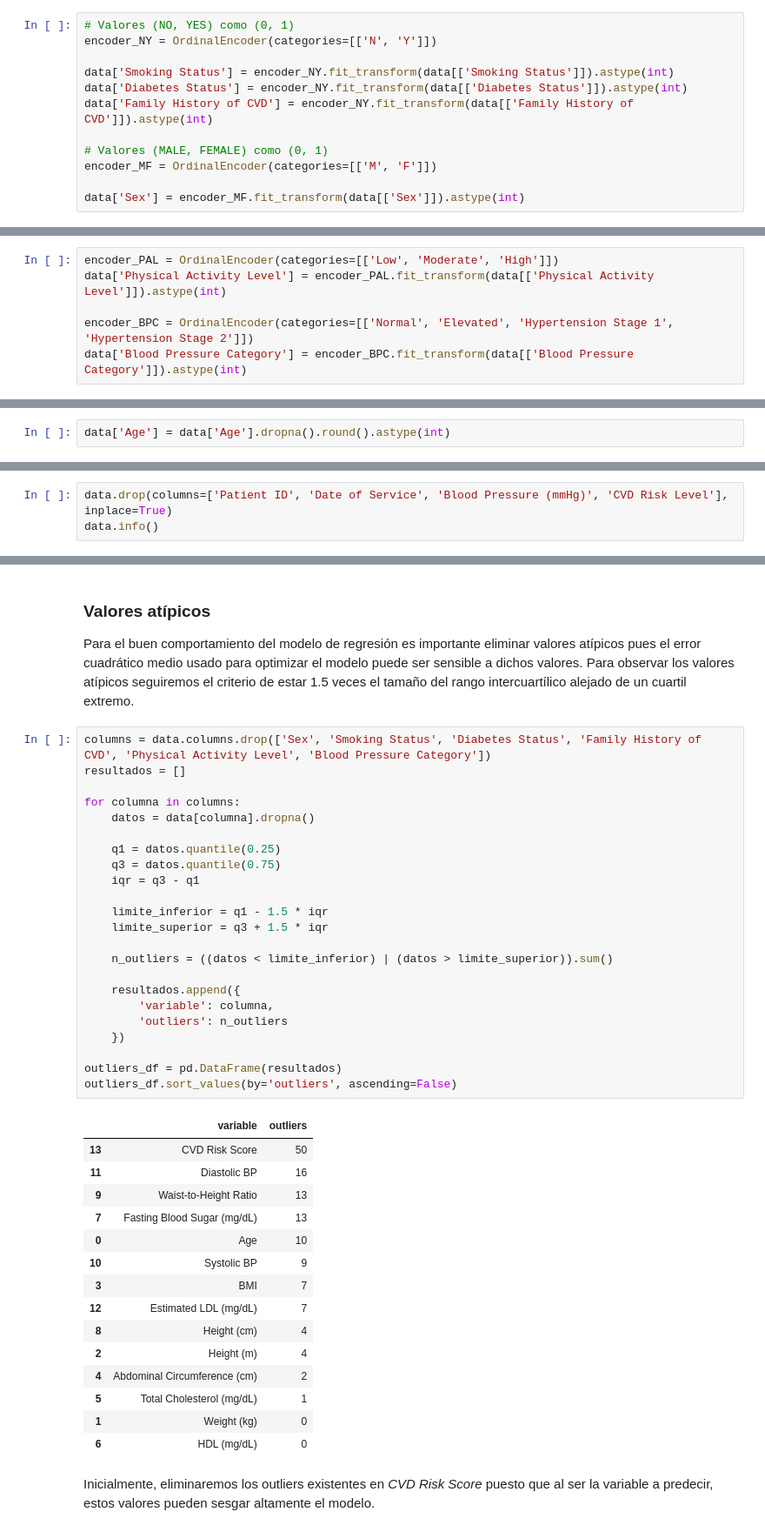
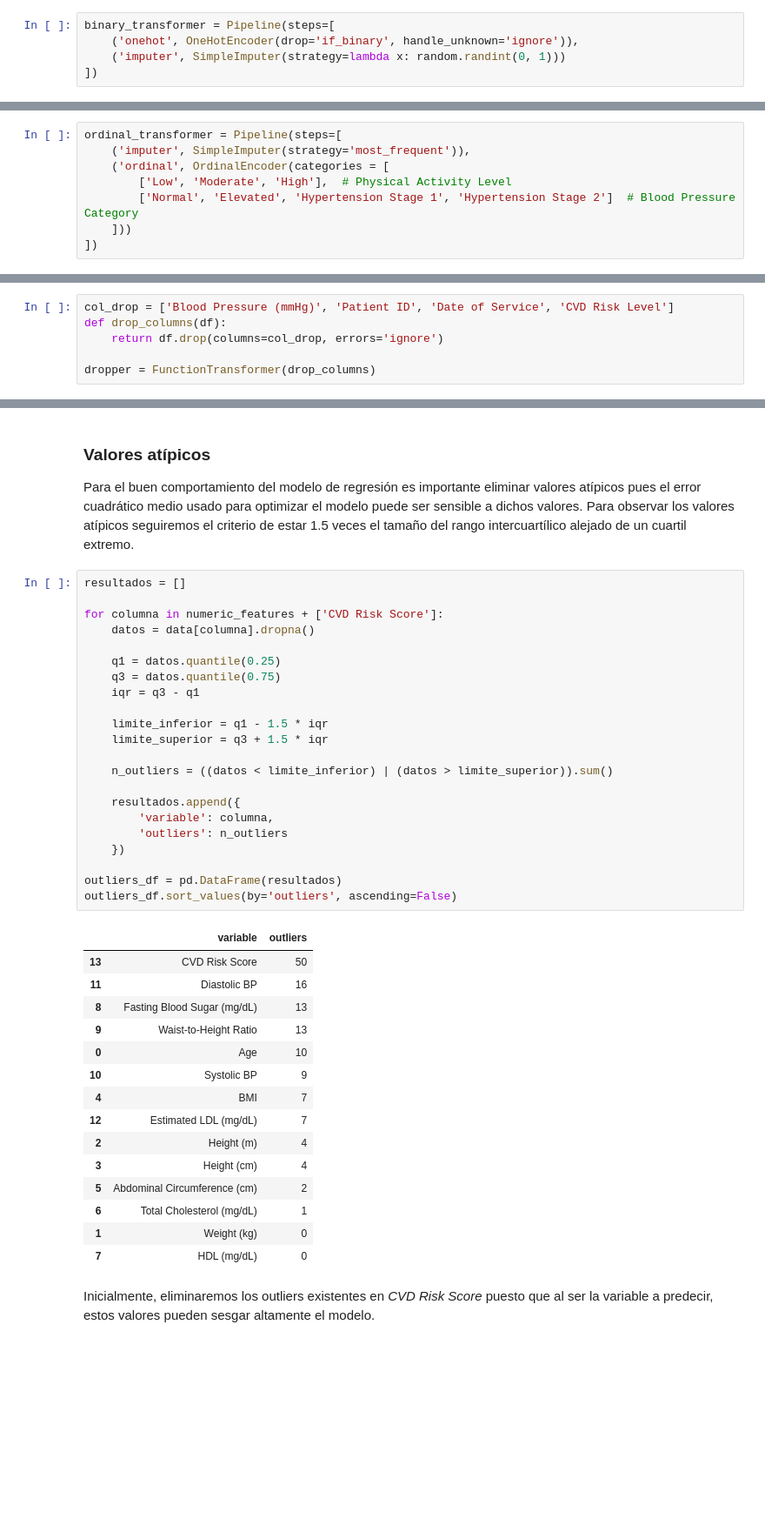
Before and after one commit to serferre2004/Laboratorios_MachineLearning, a Jupyter notebook: Laboratorio1/Laboratorio 1.ipynb, the cells around one changed output, grey strips where cells are left out. Shown at 87% size. Cells and saved outputs as stored; diff of their text form; blank space fills up the shorter version.

```diff
--- a/Laboratorio1/Laboratorio 1.ipynb
+++ b/Laboratorio1/Laboratorio 1.ipynb
@@ -144,15 +152,8 @@ En este punto transformaremos las variables *Sex*, *Smoking Status*, *Diabetes S
 # %%
-# Valores (NO, YES) como (0, 1)
-encoder_NY = OrdinalEncoder(categories=[['N', 'Y']])
-
-data['Smoking Status'] = encoder_NY.fit_transform(data[['Smoking Status']]).astype(int)
-data['Diabetes Status'] = encoder_NY.fit_transform(data[['Diabetes Status']]).astype(int)
-data['Family History of CVD'] = encoder_NY.fit_transform(data[['Family History of CVD']]).astype(int)
-
-# Valores (MALE, FEMALE) como (0, 1)
-encoder_MF = OrdinalEncoder(categories=[['M', 'F']])
-
-data['Sex'] = encoder_MF.fit_transform(data[['Sex']]).astype(int)
+binary_transformer = Pipeline(steps=[
+    ('onehot', OneHotEncoder(drop='if_binary', handle_unknown='ignore')),
+    ('imputer', SimpleImputer(strategy=lambda x: random.randint(0, 1)))
+])
 # %% [markdown]
 Continuamos transformando las variables ordinales:
 * *Physical Activity Level*
@@ -161,8 +162,10 @@ Continuamos transformando las variables ordinales:
 
 Usaremos una codificación ordinal.
 # %%
-encoder_PAL = OrdinalEncoder(categories=[['Low', 'Moderate', 'High']])
-data['Physical Activity Level'] = encoder_PAL.fit_transform(data[['Physical Activity Level']]).astype(int)
-
-encoder_BPC = OrdinalEncoder(categories=[['Normal', 'Elevated', 'Hypertension Stage 1', 'Hypertension Stage 2']])
-data['Blood Pressure Category'] = encoder_BPC.fit_transform(data[['Blood Pressure Category']]).astype(int)
+ordinal_transformer = Pipeline(steps=[
+    ('imputer', SimpleImputer(strategy='most_frequent')),
+    ('ordinal', OrdinalEncoder(categories = [
+        ['Low', 'Moderate', 'High'],  # Physical Activity Level
+        ['Normal', 'Elevated', 'Hypertension Stage 1', 'Hypertension Stage 2']  # Blood Pressure Category
+    ]))
+])
@@ -171,5 +172,3 @@ Por último vamos a redondear la edad y el HDL al número entero más cercano pa
-# %%
-data['Age'] = data['Age'].dropna().round().astype(int)
 # %% [markdown]
 ### Eliminación de variables redundantes
 # %% [markdown]
@@ -179,3 +178,6 @@ Adicionalmente, existen otras columnas que pueden ser eliminadas ya que no tiene
 # %%
-data.drop(columns=['Patient ID', 'Date of Service', 'Blood Pressure (mmHg)', 'CVD Risk Level'], inplace=True)
-data.info()
+col_drop = ['Blood Pressure (mmHg)', 'Patient ID', 'Date of Service', 'CVD Risk Level']
+def drop_columns(df):
+    return df.drop(columns=col_drop, errors='ignore')
+
+dropper = FunctionTransformer(drop_columns)
@@ -205,44 +189,43 @@ Cómo podemos observar, tenemos todas nuestras variables como datos numéricos,
 
 Para el buen comportamiento del modelo de regresión es importante eliminar valores atípicos pues el error cuadrático medio usado para optimizar el modelo puede ser sensible a dichos valores. Para observar los valores atípicos seguiremos el criterio de estar 1.5 veces el tamaño del rango intercuartílico alejado de un cuartil extremo.
 # %%
-columns = data.columns.drop(['Sex', 'Smoking Status', 'Diabetes Status', 'Family History of CVD', 'Physical Activity Level', 'Blood Pressure Category'])
 resultados = []
 
-for columna in columns:
+for columna in numeric_features + ['CVD Risk Score']:
     datos = data[columna].dropna()
 
     q1 = datos.quantile(0.25)
     q3 = datos.quantile(0.75)
     iqr = q3 - q1
 
     limite_inferior = q1 - 1.5 * iqr
     limite_superior = q3 + 1.5 * iqr
 
     n_outliers = ((datos < limite_inferior) | (datos > limite_superior)).sum()
 
     resultados.append({
         'variable': columna,
         'outliers': n_outliers
     })
 
 outliers_df = pd.DataFrame(resultados)
 outliers_df.sort_values(by='outliers', ascending=False)
 # %% [output]
 |  | variable | outliers |
 | 13 | CVD Risk Score | 50 |
 | 11 | Diastolic BP | 16 |
+| 8 | Fasting Blood Sugar (mg/dL) | 13 |
 | 9 | Waist-to-Height Ratio | 13 |
-| 7 | Fasting Blood Sugar (mg/dL) | 13 |
 | 0 | Age | 10 |
 | 10 | Systolic BP | 9 |
-| 3 | BMI | 7 |
+| 4 | BMI | 7 |
 | 12 | Estimated LDL (mg/dL) | 7 |
-| 8 | Height (cm) | 4 |
 | 2 | Height (m) | 4 |
-| 4 | Abdominal Circumference (cm) | 2 |
-| 5 | Total Cholesterol (mg/dL) | 1 |
+| 3 | Height (cm) | 4 |
+| 5 | Abdominal Circumference (cm) | 2 |
+| 6 | Total Cholesterol (mg/dL) | 1 |
 | 1 | Weight (kg) | 0 |
-| 6 | HDL (mg/dL) | 0 |
+| 7 | HDL (mg/dL) | 0 |
 # %% [markdown]
 Inicialmente, eliminaremos los outliers existentes en *CVD Risk Score* puesto que al ser la variable a predecir, estos valores pueden sesgar altamente el modelo.
 # %%
```
Also changed, not shown: parts of 46 cells of this notebook.
